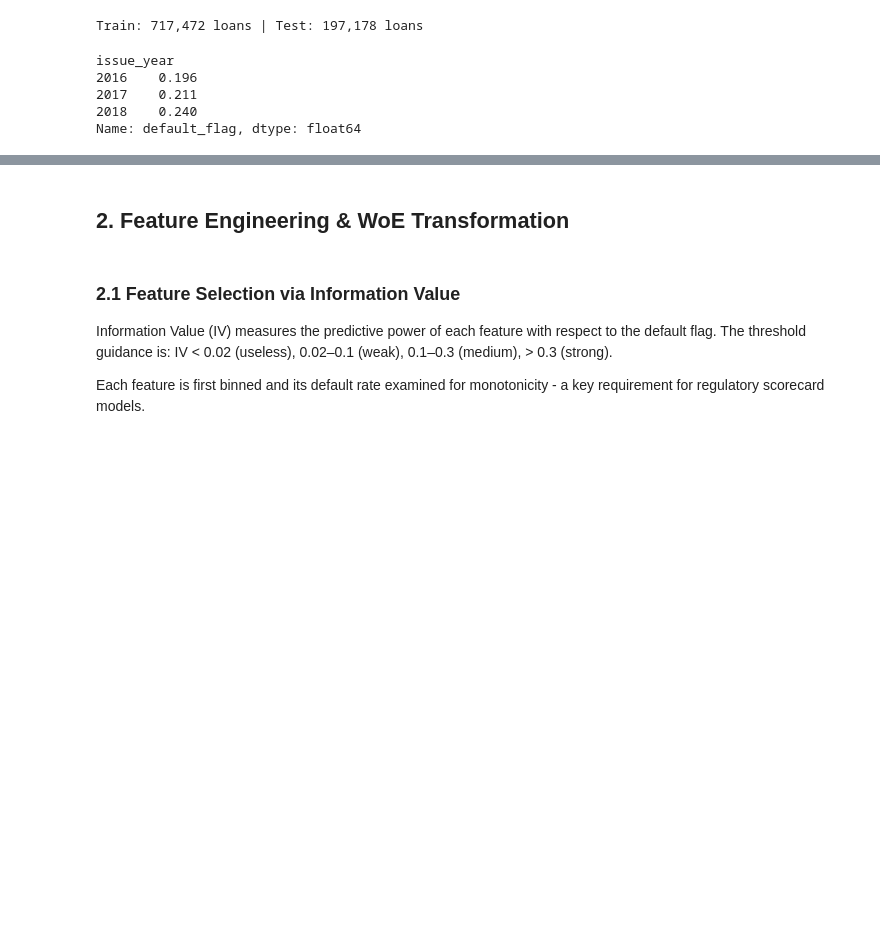
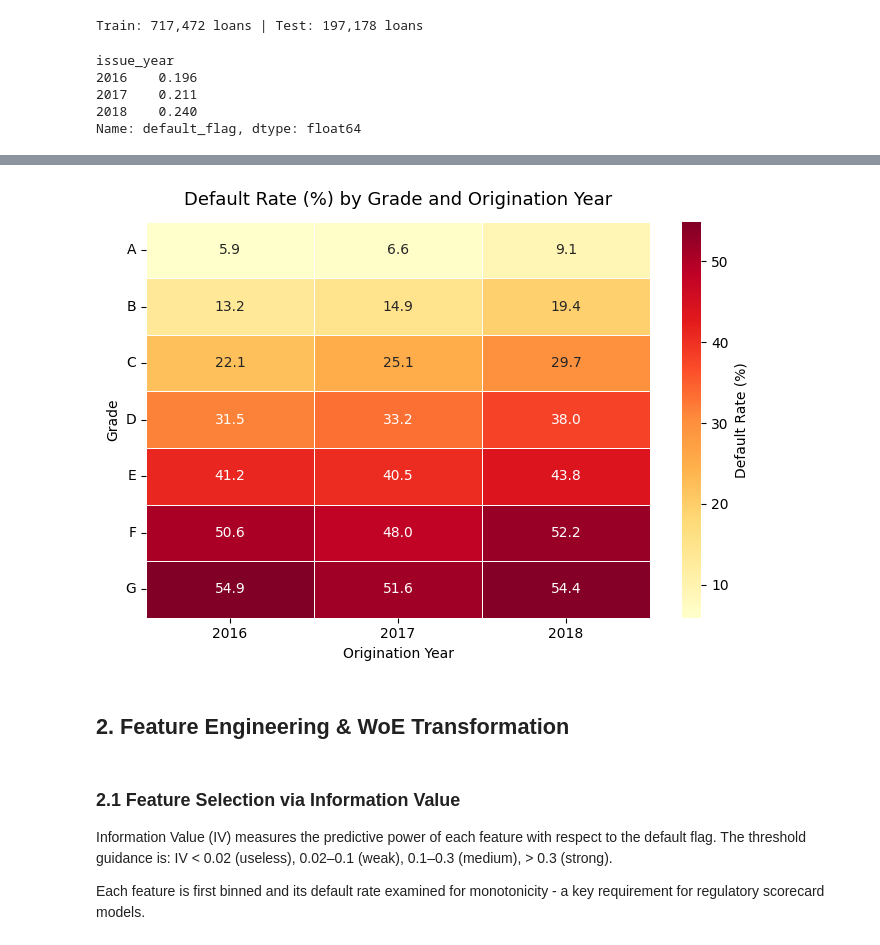
Before and after one commit to BhavyaMehra/retail-credit-risk-pd-model, a Jupyter notebook: notebooks/LendingClub.ipynb, the cells around one changed output, grey strips where cells are left out. Drawn from its saved outputs; the diff is of its cells as text; code cells hidden in the pictures; blank space fills up the shorter version.

```diff
--- a/notebooks/LendingClub.ipynb
+++ b/notebooks/LendingClub.ipynb
@@ -151,0 +163,13 @@ Name: default_flag, dtype: float64
+# %%
+# Default rate by origination year and grade
+# 2019 excluded: insufficient resolved loans to produce meaningful rates
+vintage = (
+    df_model
+    .groupby(['issue_year', 'grade'])['default_flag']
+    .agg(total='count', defaults='sum')
+    .reset_index()
+)
+vintage['default_rate'] = (vintage['defaults'] / vintage['total'] * 100).round(2)
+
+pivot = vintage.pivot(index='grade', columns='issue_year', values='default_rate')
+print(pivot)
@@ -152 +186,22 @@ Name: default_flag, dtype: float64
+# %%
+fig, ax = plt.subplots(figsize=(7, 5))
+
+sns.heatmap(
+    pivot,
+    annot=True,
+    fmt='.1f',
+    cmap='YlOrRd',
+    linewidths=0.5,
+    ax=ax,
+    cbar_kws={'label': 'Default Rate (%)'}
+)
+
+ax.set_title('Default Rate (%) by Grade and Origination Year', fontsize=13, pad=12)
+ax.set_xlabel('Origination Year')
+ax.set_ylabel('Grade')
+ax.set_yticklabels(ax.get_yticklabels(), rotation=0)
+plt.tight_layout()
+plt.show()
+# %% [output]
+[figure, added]
 # %%
```
Also changed, not shown: parts of 36 cells of this notebook.
